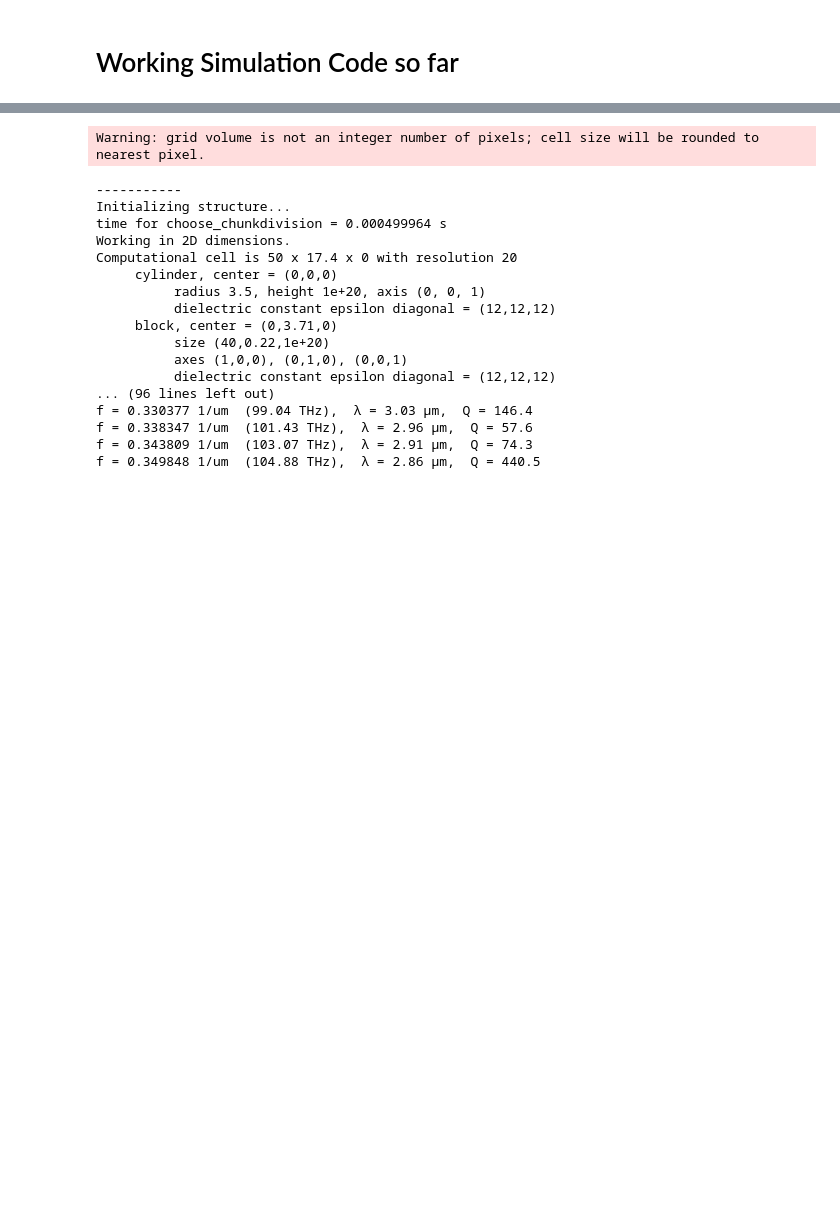
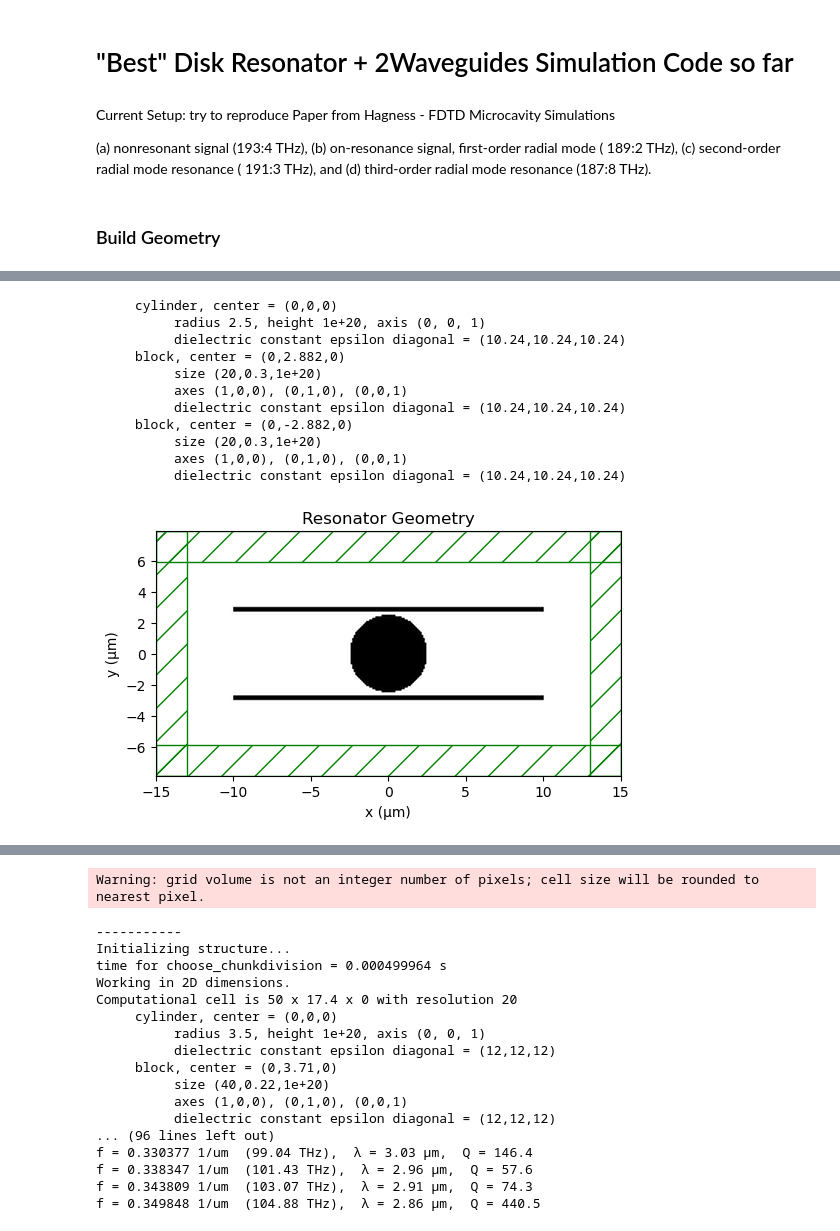
Before and after one commit to Luxchen77/Tunable-Disk-Resonator-Meep-, a Jupyter notebook: meep_clean_sim_waveguide_disk.ipynb, the cells around one changed output, grey strips where cells are left out. Drawn from its saved outputs; the diff is of its cells as text; code cells hidden in the pictures; blank space fills up the shorter version.

```diff
--- a/meep_clean_sim_waveguide_disk.ipynb
+++ b/meep_clean_sim_waveguide_disk.ipynb
@@ -1,21 +1,30 @@
 # %% [markdown]
-# Working Simulation Code so far
+# "Best" Disk Resonator + 2Waveguides Simulation Code so far
+# %% [markdown]
+Current Setup: try to reproduce Paper from Hagness - FDTD Microcavity Simulations
+
+(a) nonresonant signal (193:4 THz), (b) on-resonance signal, first-order radial mode
+( 189:2 THz), (c) second-order radial mode resonance ( 191:3 THz), and (d) third-order radial mode resonance (187:8 THz).
+# %% [markdown]
+### Build Geometry
 # %%
 import meep as mp
 import matplotlib.pyplot as plt
 import numpy as np
 
+c0 = 299792458  # m/s
+um_scale = 1e-6  # 1 µm in m
+
 # -----------------------------
 # Simulation parameters
 # -----------------------------
-resolution = 10  # pixels/um
 
 # Materials
-gaas = mp.Medium(epsilon=11.3569)
+gaas = mp.Medium(epsilon=np.square(3.2)) # not really gaas, just kept the name, now epsilon used from paper
 air = mp.Medium(epsilon=1)
 
 # Disk and waveguide geometry
-disk_radius = 5
+disk_radius = 2.5
 wg_length = 20
 wg_width = 0.3
 gap = 0.232  # distance between disk and waveguides
@@ -40,3 +49,21 @@ geometry = [
              center=mp.Vector3(0, -disk_radius - gap - wg_width/2),
              material=gaas)
 ]
+
+# -----------------------------
+# Plot geometry
+# -----------------------------
+resolution = 10  # pixels/um
+
+sim = mp.Simulation(cell_size=cell,
+                    geometry=geometry,
+                    boundary_layers=pml_layers,
+                    resolution=resolution)
+
+fig, ax = plt.subplots(figsize=(6,6))
+sim.plot2D(ax=ax)
+plt.title("Resonator Geometry")
+plt.xlabel("x (µm)")
+plt.ylabel("y (µm)")
+plt.show()
+# %% [output]
@@ -42,0 +71,12 @@ geometry = [
+     cylinder, center = (0,0,0)
+          radius 2.5, height 1e+20, axis (0, 0, 1)
+          dielectric constant epsilon diagonal = (10.24,10.24,10.24)
+     block, center = (0,2.882,0)
+          size (20,0.3,1e+20)
+          axes (1,0,0), (0,1,0), (0,0,1)
+          dielectric constant epsilon diagonal = (10.24,10.24,10.24)
+     block, center = (0,-2.882,0)
+          size (20,0.3,1e+20)
+          axes (1,0,0), (0,1,0), (0,0,1)
+          dielectric constant epsilon diagonal = (10.24,10.24,10.24)
+[figure, added]
```
Also changed, not shown: parts of 8 cells of this notebook, 1 other file.
